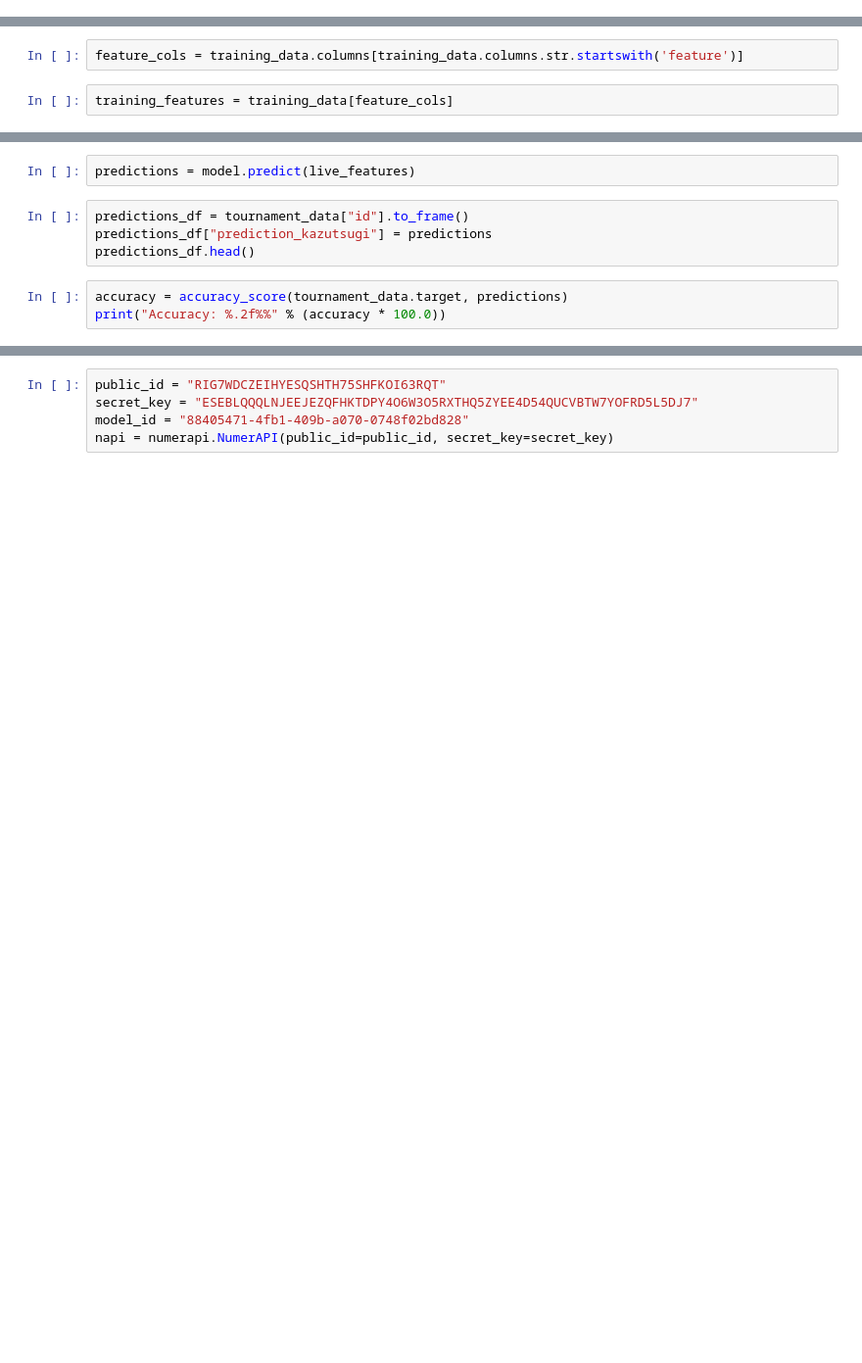
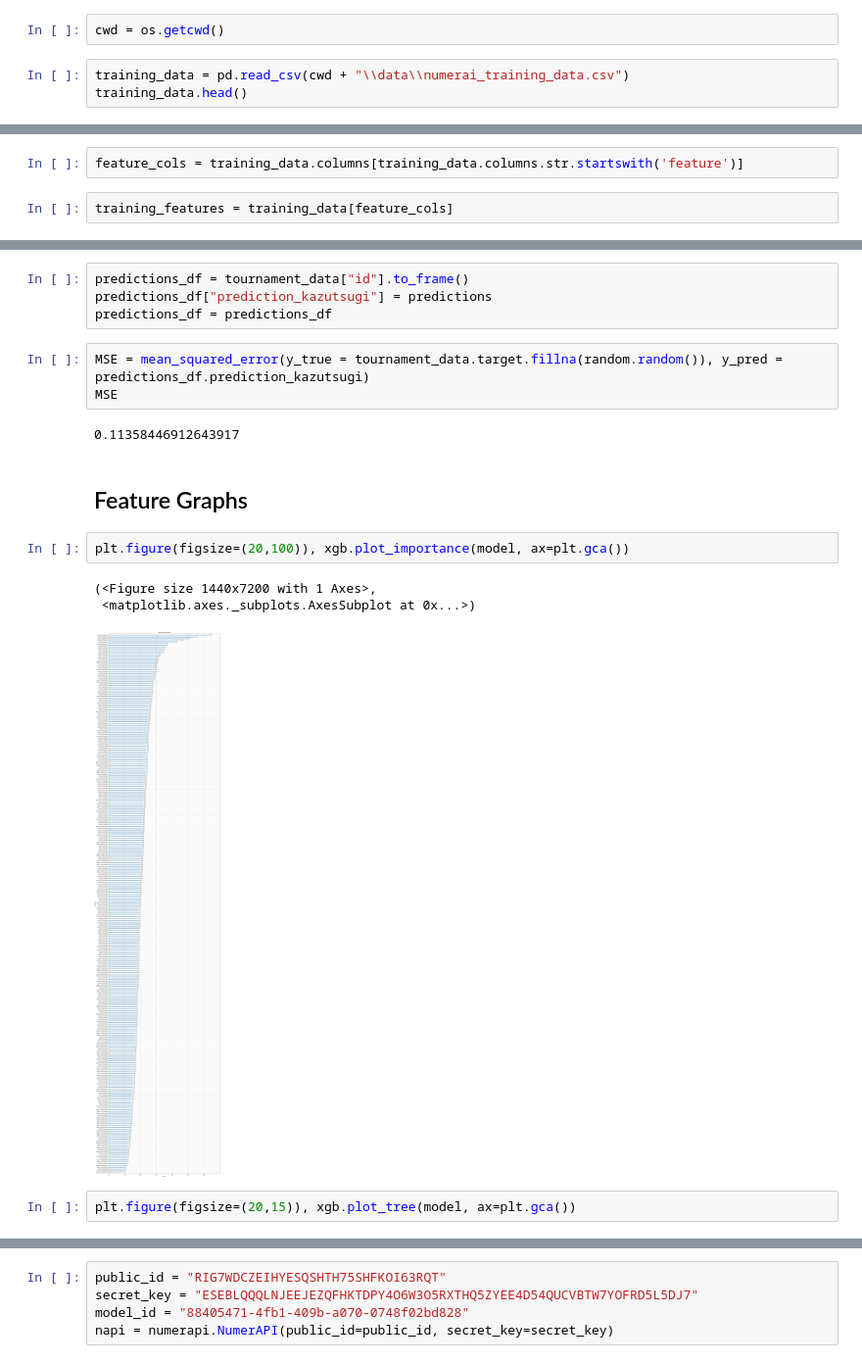
Before and after one commit to IanSteenstra/Financial-Model, a Jupyter notebook: Numerai_Financial_Model.ipynb, the cells around one changed output, grey strips where cells are left out. Shown at 98% size. Saved outputs shown, nothing was run; the diff lists cells and outputs as text; blank space fills up the shorter version.

```diff
--- a/Numerai_Financial_Model.ipynb
+++ b/Numerai_Financial_Model.ipynb
@@ -54,0 +64,5 @@ tournament_data.head()
+# %%
+cwd = os.getcwd()
+# %%
+training_data = pd.read_csv(cwd + "\\data\\numerai_training_data.csv")
+training_data.head()
@@ -64,9 +114,19 @@ live_features = tournament_data[feature_cols]
-# %%
-predictions = model.predict(live_features)
 # %%
 predictions_df = tournament_data["id"].to_frame()
 predictions_df["prediction_kazutsugi"] = predictions
-predictions_df.head()
+predictions_df = predictions_df
-# %%
-accuracy = accuracy_score(tournament_data.target, predictions)
-print("Accuracy: %.2f%%" % (accuracy * 100.0))
+# %%
+MSE = mean_squared_error(y_true = tournament_data.target.fillna(random.random()), y_pred = predictions_df.prediction_kazutsugi)
+MSE
+# %% [output]
+0.11358446912643917
+# %% [markdown]
+## Feature Graphs
+# %%
+plt.figure(figsize=(20,100)), xgb.plot_importance(model, ax=plt.gca())
+# %% [output]
+(<Figure size 1440x7200 with 1 Axes>,
+ <matplotlib.axes._subplots.AxesSubplot at 0x...>)
+[figure, added]
+# %%
+plt.figure(figsize=(20,15)), xgb.plot_tree(model, ax=plt.gca())
```
Also changed, not shown: parts of 19 cells of this notebook, 6 other files.
